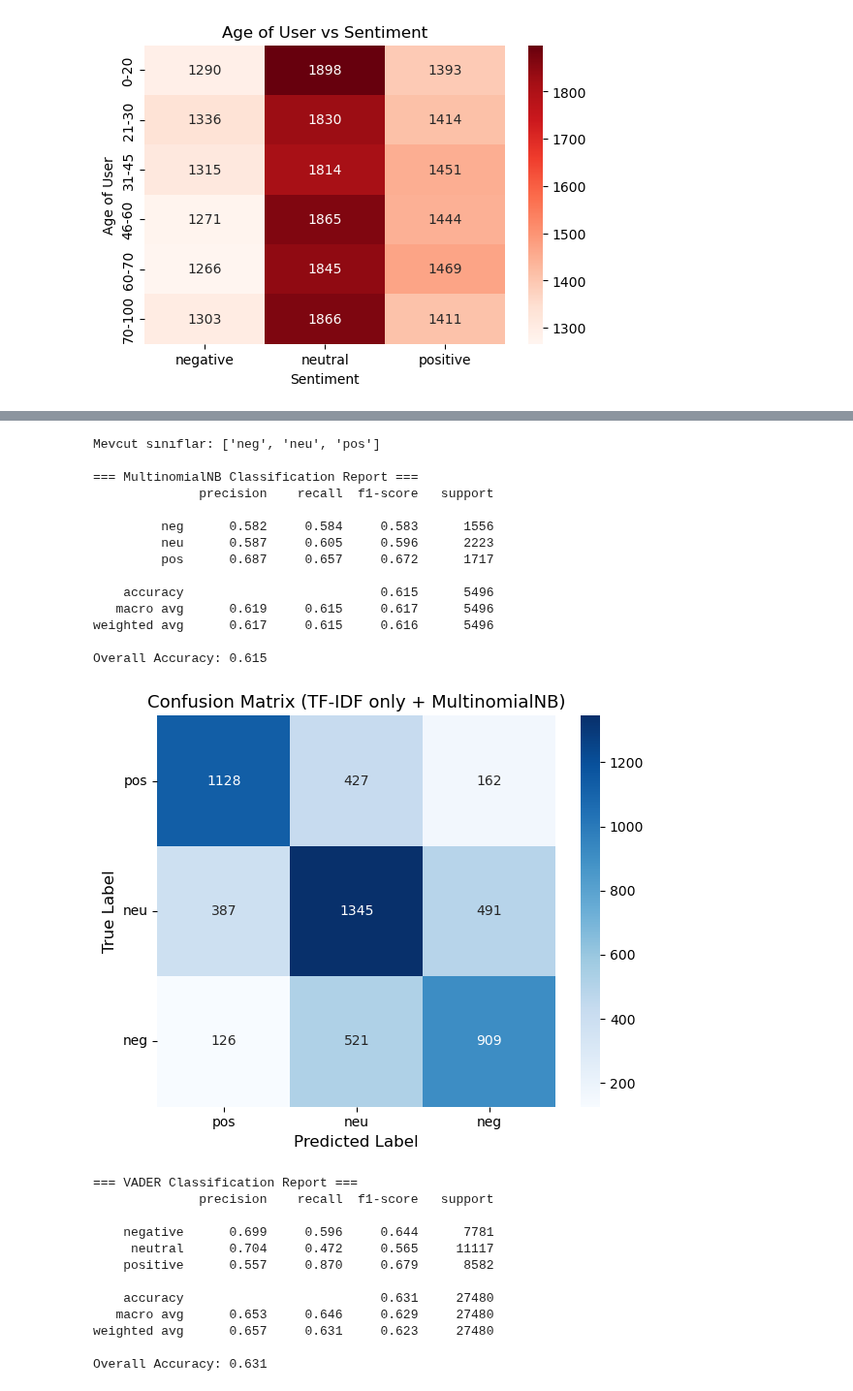
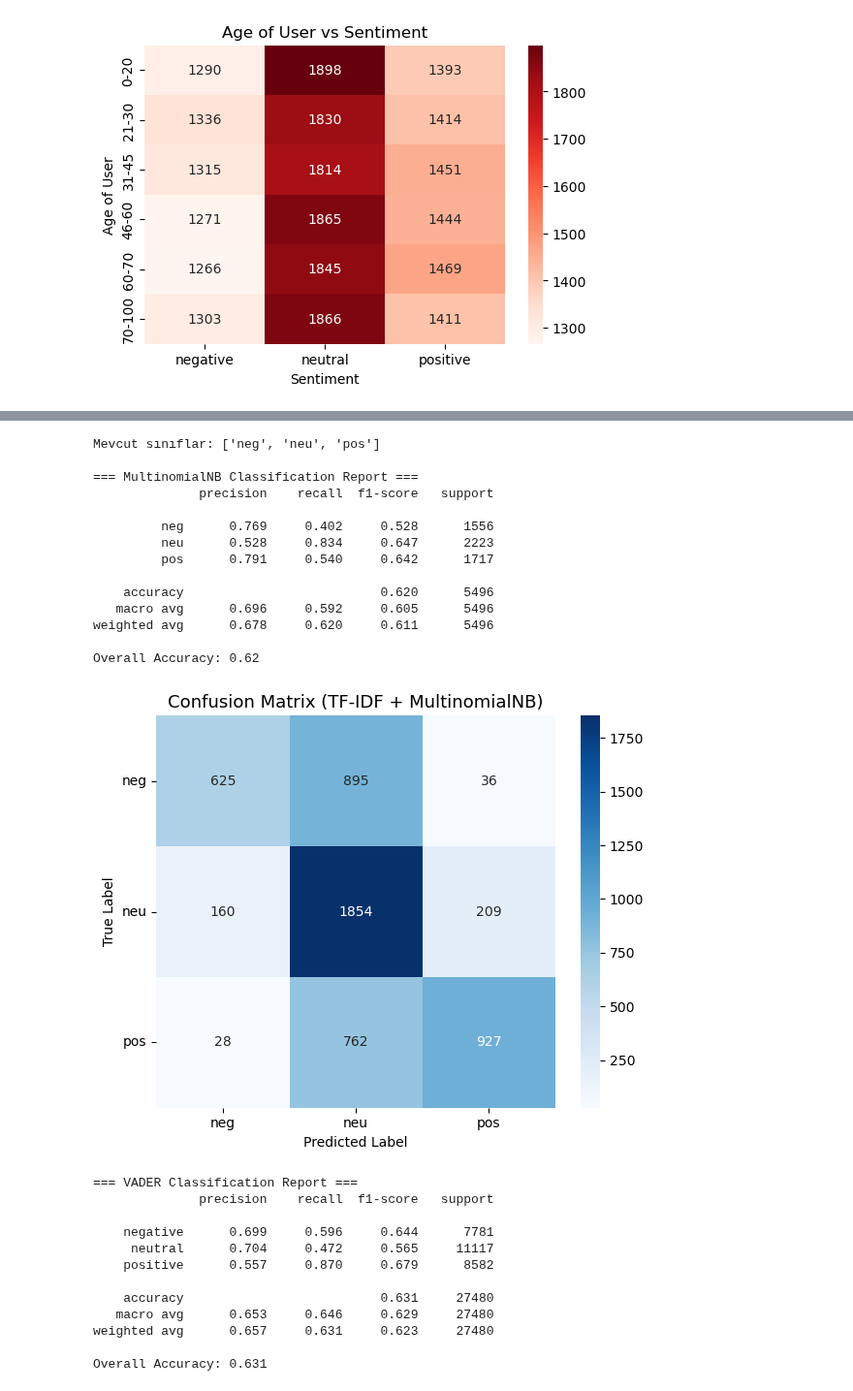
Before and after one commit to yigido-droid/Sentiment_Analysis, a Jupyter notebook: Sentiment.ipynb, the cells around one changed output, grey strips where cells are left out. Shown at 97% size. Cells and saved outputs as stored; diff of their text form; code cells hidden in the pictures.

```diff
--- a/Sentiment.ipynb
+++ b/Sentiment.ipynb
@@ -280,57 +292,58 @@ print("Mevcut sınıflar:", present)
 X_train, X_test, y_train, y_test = train_test_split(
     df["text"], df["sentiment"], test_size=0.2, random_state=42, stratify=df["sentiment"]
 )
 
+# === TF-IDF + MultinomialNB ===
+
 nb_clf = Pipeline([
     ("tfidf", TfidfVectorizer(lowercase=True, ngram_range=(1,2), min_df=2)),
-    ("nb",    MultinomialNB(alpha=1.0))  # alpha: Laplace/Lidstone smoothing
+    ("nb", MultinomialNB(alpha=1.0))
 ])
 
-# === Classification Report ===
+nb_clf.fit(X_train, y_train)
+y_pred_nb = nb_clf.predict(X_test)
+
 print("\n=== MultinomialNB Classification Report ===")
-print(classification_report(y_test, y_pred, labels=["neg", "neu", "pos"], digits=3))
-print("Overall Accuracy:", round(accuracy_score(y_test, y_pred), 3))
+print(classification_report(y_test, y_pred_nb, labels=["neg", "neu", "pos"], digits=3))
+print("Overall Accuracy:", round(accuracy_score(y_test, y_pred_nb), 3))
 
 label_order = ["neg", "neu", "pos"]
-
-cm = confusion_matrix(y_test, y_pred, labels=label_order)
+cm = confusion_matrix(y_test, y_pred_nb, labels=label_order)
 
 fig, ax = plt.subplots(figsize=(6,5))
 sns.heatmap(
     cm,
-    annot=True, fmt="d", cmap="Blues",
-    xticklabels=label_order, yticklabels=label_order,
+    annot=True,
+    fmt="d",
+    cmap="Blues",
+    xticklabels=label_order,
+    yticklabels=label_order,
     ax=ax
 )
 
-ax.set_title("Confusion Matrix (TF-IDF only + MultinomialNB)", fontsize=13)
-ax.set_xlabel("Predicted Label", fontsize=12)
-ax.set_ylabel("True Label", fontsize=12)
-
-ax.invert_xaxis()
-
-ax.invert_yaxis()
-
+ax.set_title("Confusion Matrix (TF-IDF + MultinomialNB)", fontsize=13)
+ax.set_xlabel("Predicted Label")
+ax.set_ylabel("True Label")
 plt.xticks(rotation=0)
 plt.yticks(rotation=0)
 plt.tight_layout()
 plt.show()
 # %% [output]
 Mevcut sınıflar: ['neg', 'neu', 'pos']
 
 === MultinomialNB Classification Report ===
               precision    recall  f1-score   support
 
-         neg      0.582     0.584     0.583      1556
-         neu      0.587     0.605     0.596      2223
-         pos      0.687     0.657     0.672      1717
+         neg      0.769     0.402     0.528      1556
+         neu      0.528     0.834     0.647      2223
+         pos      0.791     0.540     0.642      1717
 
-    accuracy                          0.615      5496
-   macro avg      0.619     0.615     0.617      5496
-weighted avg      0.617     0.615     0.616      5496
+    accuracy                          0.620      5496
+   macro avg      0.696     0.592     0.605      5496
+weighted avg      0.678     0.620     0.611      5496
 
-Overall Accuracy: 0.615
+Overall Accuracy: 0.62
-[figure, old version]
+[figure, new version]
 # %%
 ## VADER Analyzer
 
```
Also changed, not shown: parts of 7 cells of this notebook, 7 other files.
